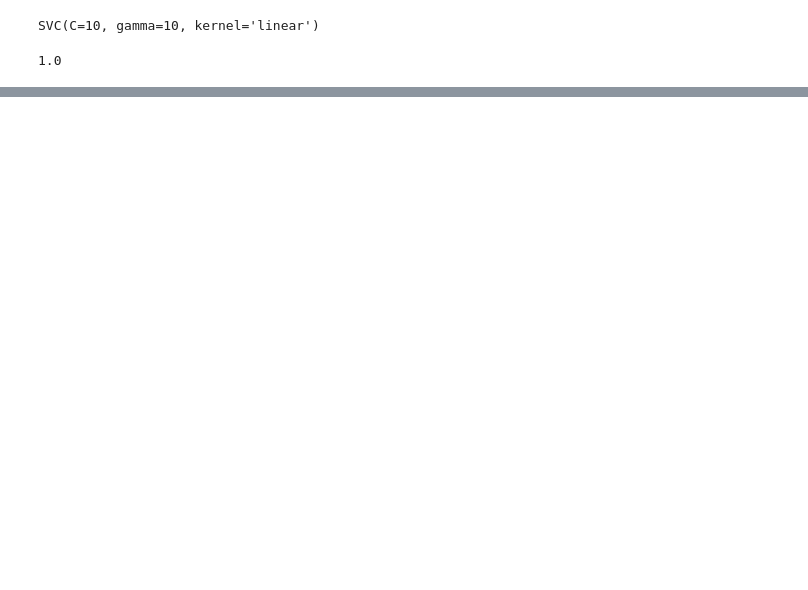
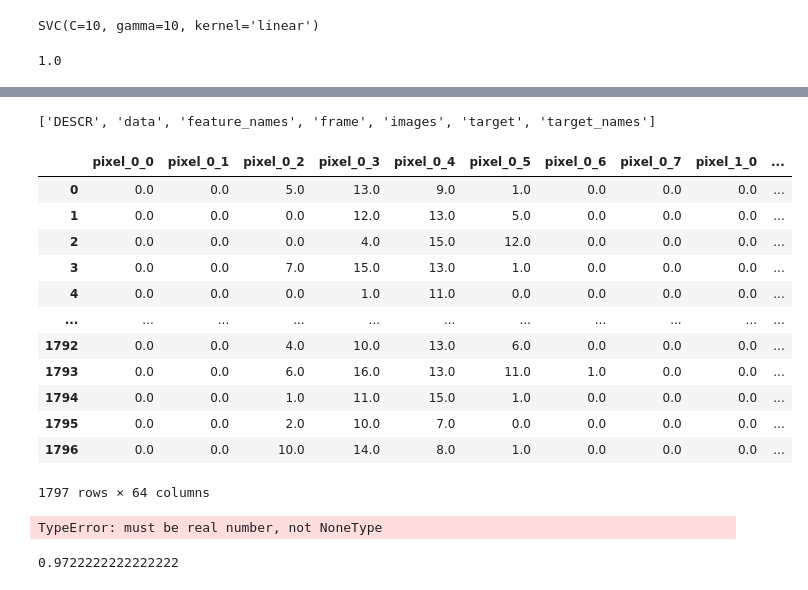
Before and after one commit to pythoneerHiro/ml-101, a Jupyter notebook: ml/support_vector.ipynb, the cells around one changed output, grey strips where cells are left out. Saved outputs shown, nothing was run; the diff lists cells and outputs as text; code cells hidden in the pictures; blank space fills up the shorter version.

```diff
--- a/ml/support_vector.ipynb
+++ b/ml/support_vector.ipynb
@@ -169,0 +235,25 @@ m.score(X_test, y_test)
+# %%
+from sklearn.datasets import load_digits
+
+digits = load_digits()
+dir(digits)
+# %% [output]
+['DESCR', 'data', 'feature_names', 'frame', 'images', 'target', 'target_names']
+# %%
+df = pd.DataFrame(digits.data)
+df.columns = digits.feature_names
+df
+# %% [output]
+|  | pixel_0_0 | pixel_0_1 | pixel_0_2 | pixel_0_3 | pixel_0_4 | pixel_0_5 | pixel_0_6 | pixel_0_7 | pixel_1_0 | ... |
+| 0 | 0.0 | 0.0 | 5.0 | 13.0 | 9.0 | 1.0 | 0.0 | 0.0 | 0.0 | ... |
+| 1 | 0.0 | 0.0 | 0.0 | 12.0 | 13.0 | 5.0 | 0.0 | 0.0 | 0.0 | ... |
+| 2 | 0.0 | 0.0 | 0.0 | 4.0 | 15.0 | 12.0 | 0.0 | 0.0 | 0.0 | ... |
+| 3 | 0.0 | 0.0 | 7.0 | 15.0 | 13.0 | 1.0 | 0.0 | 0.0 | 0.0 | ... |
+| 4 | 0.0 | 0.0 | 0.0 | 1.0 | 11.0 | 0.0 | 0.0 | 0.0 | 0.0 | ... |
+| ... | ... | ... | ... | ... | ... | ... | ... | ... | ... | ... |
+| 1792 | 0.0 | 0.0 | 4.0 | 10.0 | 13.0 | 6.0 | 0.0 | 0.0 | 0.0 | ... |
+| 1793 | 0.0 | 0.0 | 6.0 | 16.0 | 13.0 | 11.0 | 1.0 | 0.0 | 0.0 | ... |
+| 1794 | 0.0 | 0.0 | 1.0 | 11.0 | 15.0 | 1.0 | 0.0 | 0.0 | 0.0 | ... |
+| 1795 | 0.0 | 0.0 | 2.0 | 10.0 | 7.0 | 0.0 | 0.0 | 0.0 | 0.0 | ... |
+| 1796 | 0.0 | 0.0 | 10.0 | 14.0 | 8.0 | 1.0 | 0.0 | 0.0 | 0.0 | ... |
+1797 rows × 64 columns
@@ -169,0 +267,11 @@ m.score(X_test, y_test)
+# %%
+from sklearn.svm import SVC
+
+m = SVC(kernel="linear", gamma=10)
+m.fit(X_train, y_train)
+# %% [output]
+TypeError: must be real number, not NoneType
+# %%
+m.score(X_test, y_test)  #Without
+# %% [output]
+0.9722222222222222
```
Also changed, not shown: parts of 14 cells of this notebook.
